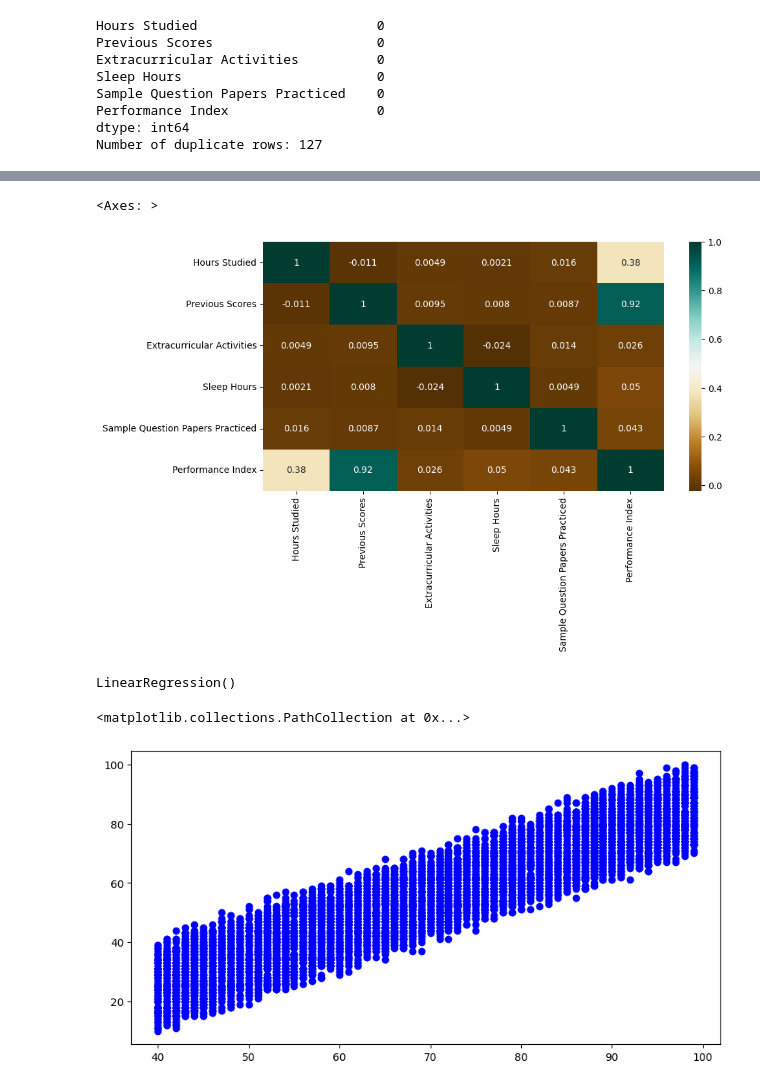
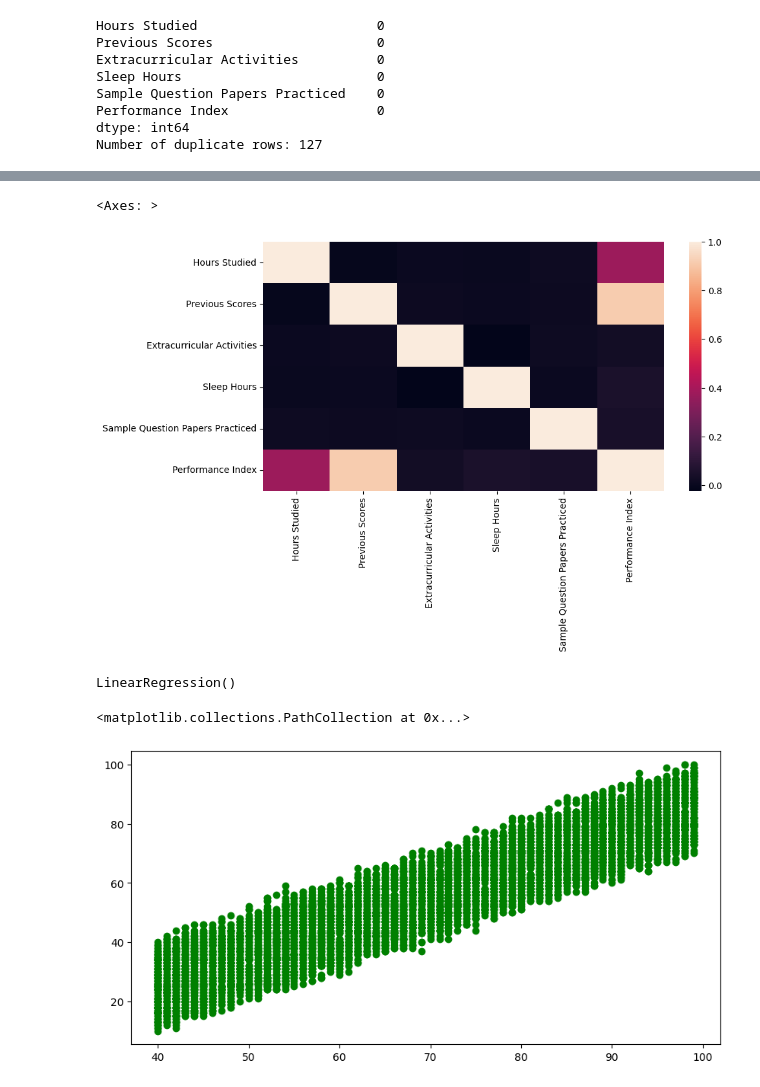
Before and after one commit to ESET0143/basic-training, a Jupyter notebook: Python/session10/s10.ipynb, the cells around one changed output, grey strips where cells are left out. Cells and saved outputs as stored; diff of their text form; code cells hidden in the pictures.

```diff
--- a/Python/session10/s10.ipynb
+++ b/Python/session10/s10.ipynb
@@ -65,11 +71,11 @@ df.head()
 # %%
 
 plt.figure(figsize=(10,5))
 c = df.select_dtypes(include='number').corr()
-sns.heatmap(c, cmap='BrBG', annot=True)
+sns.heatmap(c)
 # %% [output]
 <Axes: >
-[figure, old version]
+[figure, new version]
 # %%
 x=df['Previous Scores']
 y=df['Performance Index']
@@ -85,7 +91,7 @@ lr.fit(x_train.values.reshape(-1,1),y_train)
 LinearRegression()
 # %%
 plt.figure(figsize=(10,5))
-plt.scatter(x_train,y_train,color='blue')
+plt.scatter(x_train,y_train,color='green')
 # %% [output]
 <matplotlib.collections.PathCollection at 0x...>
-[figure, old version]
+[figure, new version]
```
Also changed, not shown: parts of 2 cells of this notebook, 55 other files.
